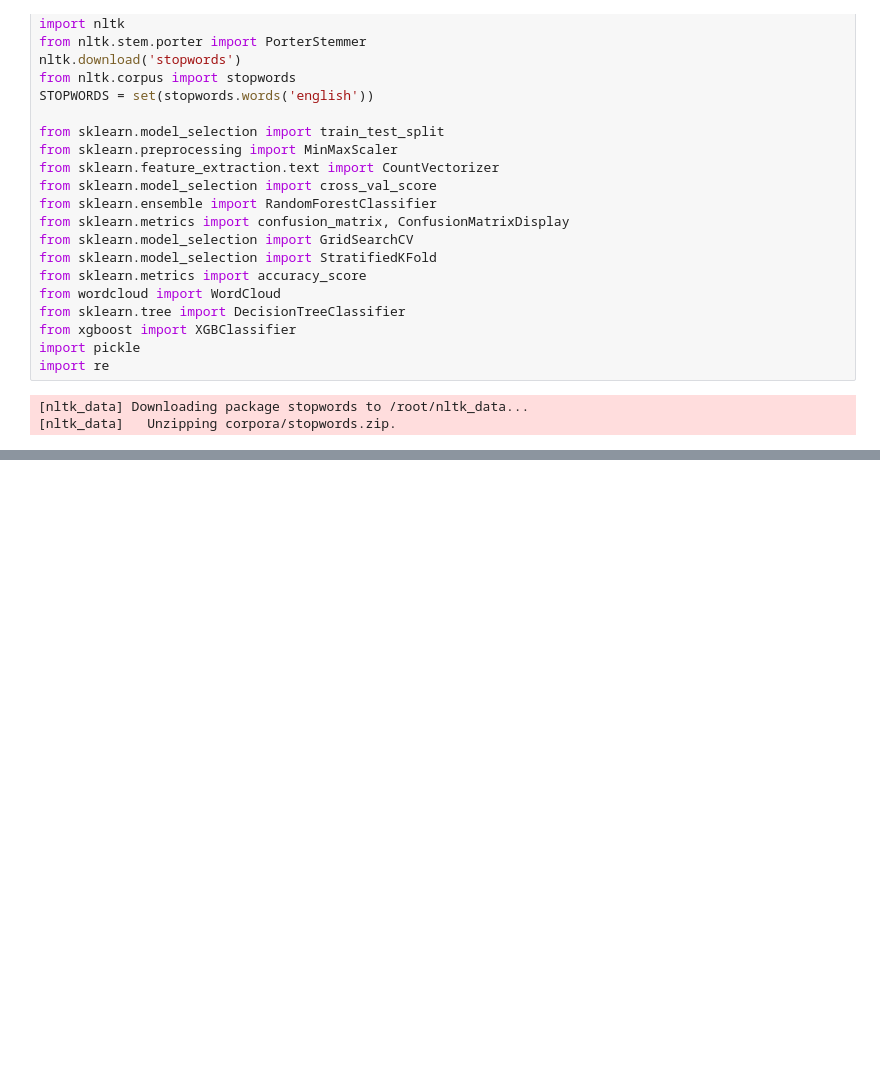
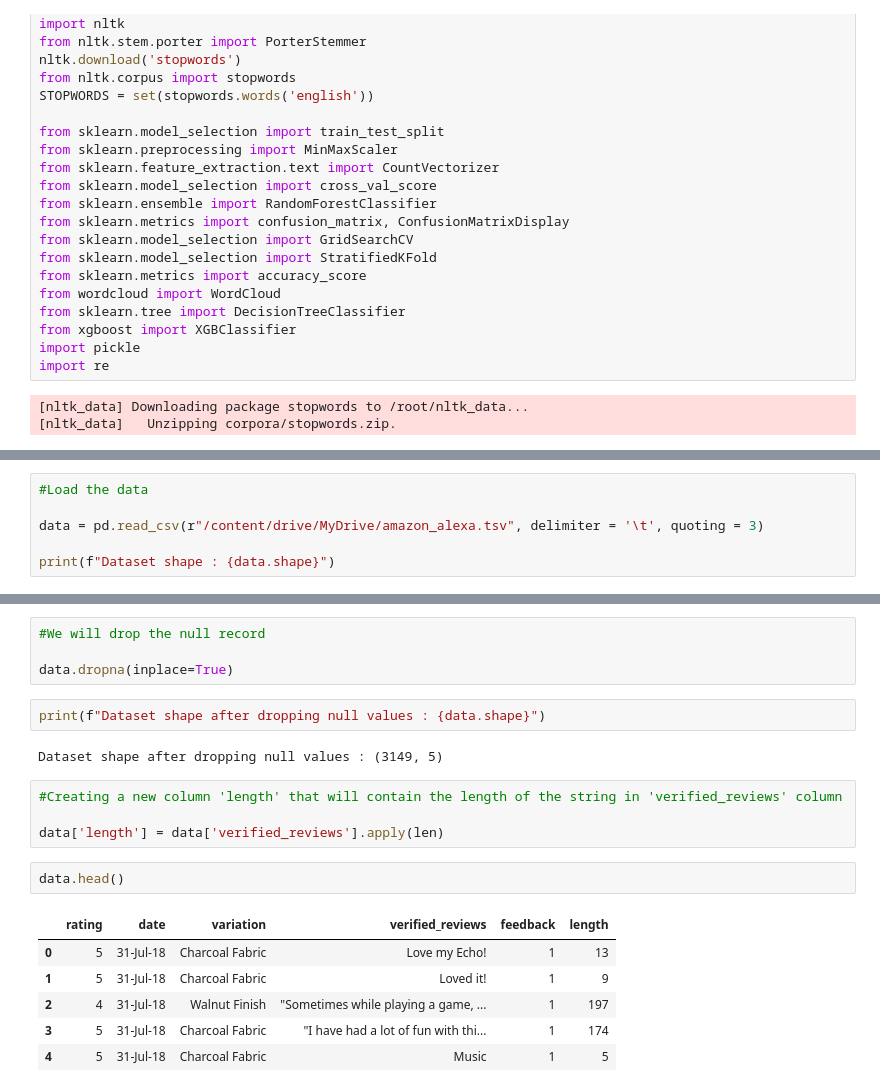
Before and after one commit to Ashishjoshi794/Amazon-Alexa-Review, a Jupyter notebook: Amazon_Alexa_Review.ipynb, the cells around one changed output, grey strips where cells are left out. Drawn from its saved outputs; the diff is of its cells as text; blank space fills up the shorter version.

```diff
--- a/Amazon_Alexa_Review.ipynb
+++ b/Amazon_Alexa_Review.ipynb
@@ -32,0 +53,6 @@ import re
+# %%
+#Load the data
+
+data = pd.read_csv(r"/content/drive/MyDrive/amazon_alexa.tsv", delimiter = '\t', quoting = 3)
+
+print(f"Dataset shape : {data.shape}")
@@ -32,0 +95,21 @@ import re
+# %%
+#We will drop the null record
+
+data.dropna(inplace=True)
+# %%
+print(f"Dataset shape after dropping null values : {data.shape}")
+# %% [output]
+Dataset shape after dropping null values : (3149, 5)
+# %%
+#Creating a new column 'length' that will contain the length of the string in 'verified_reviews' column
+
+data['length'] = data['verified_reviews'].apply(len)
+# %%
+data.head()
+# %% [output]
+|  | rating | date | variation | verified_reviews | feedback | length |
+| 0 | 5 | 31-Jul-18 | Charcoal Fabric | Love my Echo! | 1 | 13 |
+| 1 | 5 | 31-Jul-18 | Charcoal Fabric | Loved it! | 1 | 9 |
+| 2 | 4 | 31-Jul-18 | Walnut Finish | "Sometimes while playing a game, ... | 1 | 197 |
+| 3 | 5 | 31-Jul-18 | Charcoal Fabric | "I have had a lot of fun with thi... | 1 | 174 |
+| 4 | 5 | 31-Jul-18 | Charcoal Fabric | Music | 1 | 5 |
```
Also changed, not shown: parts of 8 cells of this notebook.
